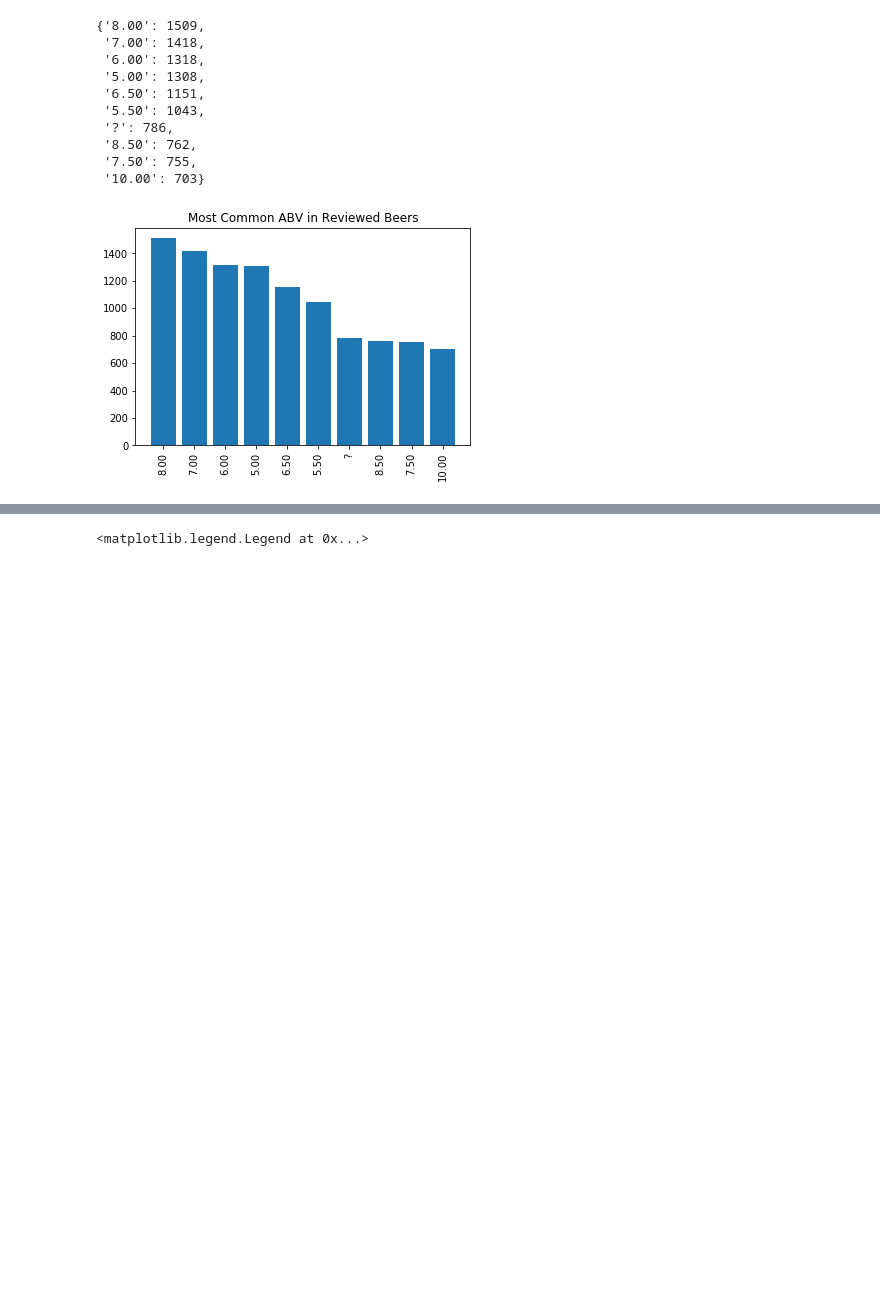
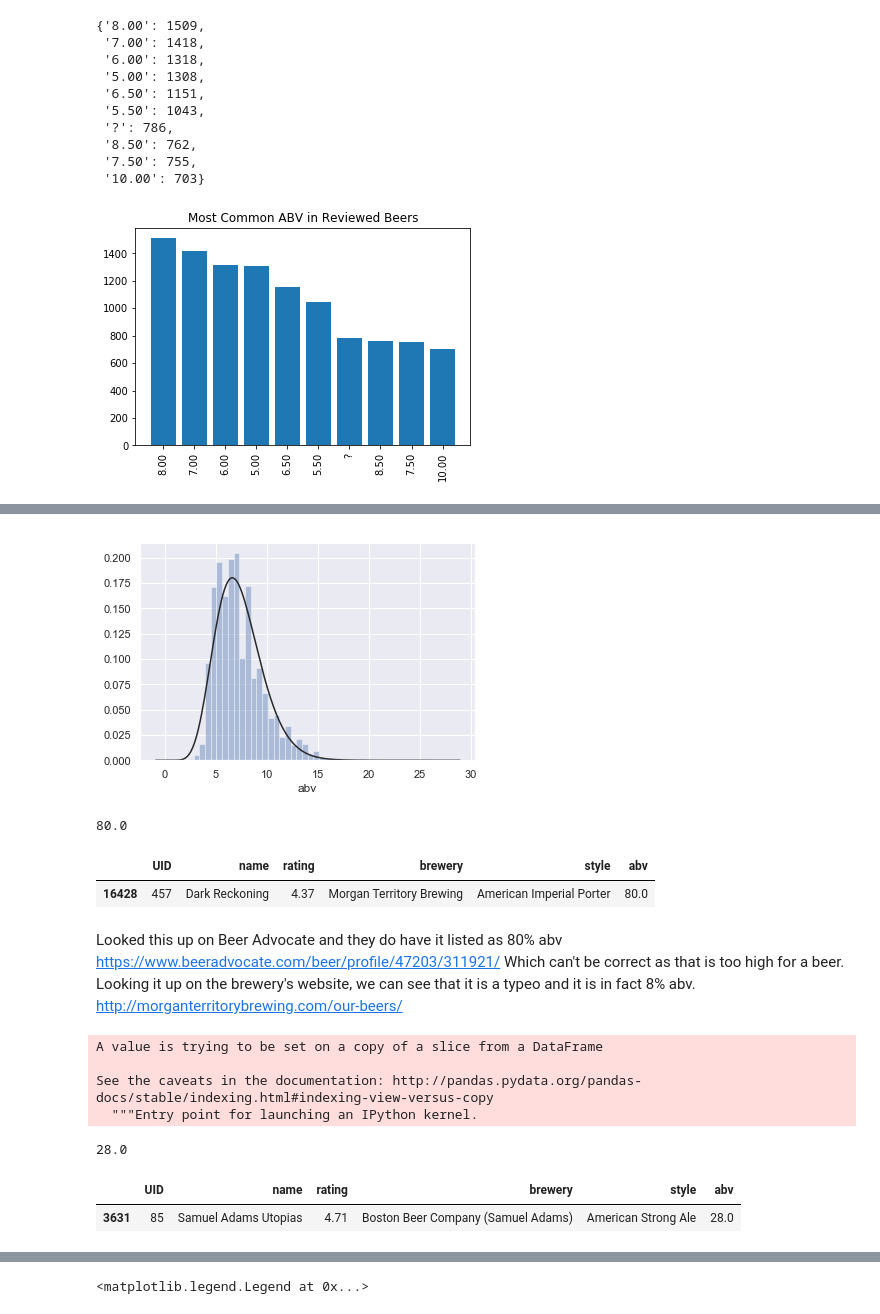
Before and after one commit to loisr/Beer-Recommendations, a Jupyter notebook: All Data.ipynb, the cells around one changed output, grey strips where cells are left out. Saved outputs shown, nothing was run; the diff lists cells and outputs as text; code cells hidden in the pictures; blank space fills up the shorter version.

```diff
--- a/All Data.ipynb
+++ b/All Data.ipynb
@@ -704,0 +705,37 @@ KeyboardInterrupt:
+# %%
+from scipy import stats
+sns.set(color_codes=True)
+
+x = beer_matrix['abv'].dropna()
+
+sns.distplot(x, kde=False, fit=stats.gamma);
+# %% [output]
+[figure, added]
+# %%
+max(beer_matrix['abv'])
+# %% [output]
+80.0
+# %%
+beer_matrix.loc[beer_matrix['abv'] == 80]
+# %% [output]
+|  | UID | name | rating | brewery | style | abv |
+| 16428 | 457 | Dark Reckoning | 4.37 | Morgan Territory Brewing | American Imperial Porter | 80.0 |
+# %% [markdown]
+Looked this up on Beer Advocate and they do have it listed as 80% abv https://www.beeradvocate.com/beer/profile/47203/311921/
+Which can't be correct as that is too high for a beer. Looking it up on the brewery's website, we can see that it is a typeo and it is in fact 8% abv. http://morganterritorybrewing.com/our-beers/
+# %%
+beer_matrix.abv[beer_matrix['abv'] == 80] = 8
+# %% [output]
+A value is trying to be set on a copy of a slice from a DataFrame
+
+See the caveats in the documentation: http://pandas.pydata.org/pandas-docs/stable/indexing.html#indexing-view-versus-copy
+  """Entry point for launching an IPython kernel.
+# %%
+max(beer_matrix['abv'])
+# %% [output]
+28.0
+# %%
+beer_matrix.loc[beer_matrix['abv'] == 28]
+# %% [output]
+|  | UID | name | rating | brewery | style | abv |
+| 3631 | 85 | Samuel Adams Utopias | 4.71 | Boston Beer Company (Samuel Adams) | American Strong Ale | 28.0 |
```
Also changed, not shown: parts of 4 cells of this notebook.
